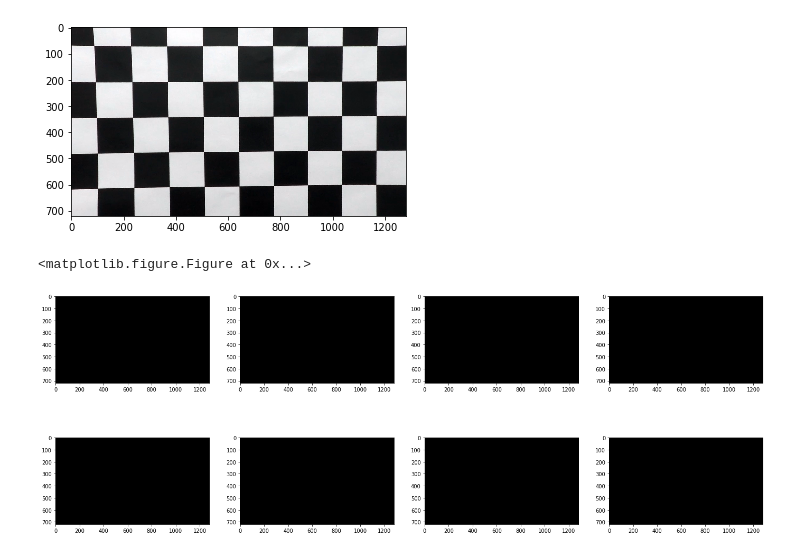
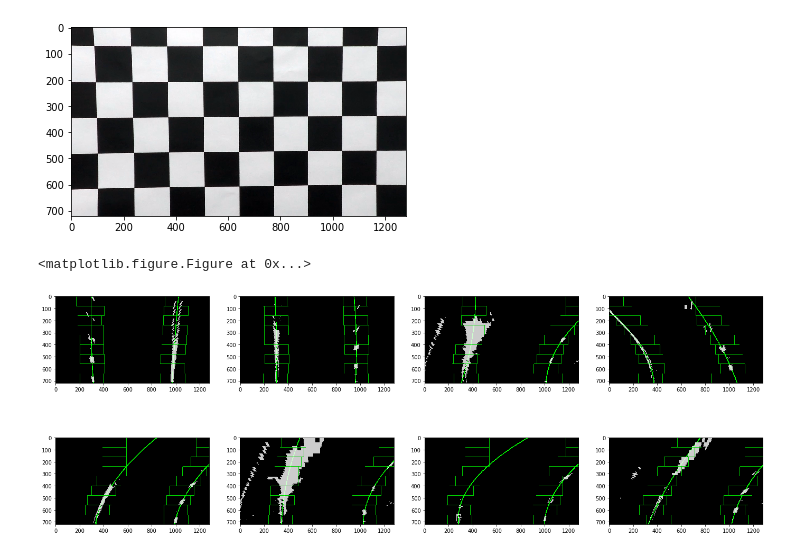
Before and after one commit to ShikaSD/CarND-Advanced-Lane-Lines, a Jupyter notebook: lane-lines.ipynb, the cells around one changed output. Saved outputs shown, nothing was run; the diff lists cells and outputs as text; code cells hidden in the pictures.

Commit message:
Add warping and plotting

```diff
--- a/lane-lines.ipynb
+++ b/lane-lines.ipynb
@@ -75,24 +75,24 @@ def threshold(img):
     hls = cv2.cvtColor(img, cv2.COLOR_RGB2HLS).astype(np.float)
     gray = cv2.cvtColor(img, cv2.COLOR_RGB2GRAY).astype(np.float)
 
-    s_channel = normalize(hls[:, :, 2])
     sobel_x = np.absolute(cv2.Sobel(gray, cv2.CV_64F, 1, 0, ksize=9))
     sobel_y = np.absolute(cv2.Sobel(gray, cv2.CV_64F, 0, 1))
     magnitude = np.sqrt(sobel_x ** 2 + sobel_y ** 2)
     direction = np.arctan2(sobel_y, sobel_x)
 
-    s_threshold = (90, 255)
-    s_mask = apply_threshold(s_channel, np.zeros_like(gray), s_threshold)
+    white = cv2.inRange(hls, (0, 230, 0), (255, 255, 255))
+    yellow = cv2.inRange(hls, (100, 120, 90), (120, 220, 250))
+    color_mask = cv2.bitwise_or(white, yellow)
 
-    sobel_x_threshold = (30, 100)
+    sobel_x_threshold = (40, 250)
     sobel_x = normalize(sobel_x)
     sobel_x_mask = apply_threshold(sobel_x, np.zeros_like(gray), sobel_x_threshold)
 
-    sobel_y_threshold = (30, 100)
+    sobel_y_threshold = (40, 250)
     sobel_y = normalize(sobel_y)
     sobel_y_mask = apply_threshold(sobel_y, np.zeros_like(gray), sobel_y_threshold)
 
-    magnitude_threshold = (10, 100)
+    magnitude_threshold = (40, 100)
     magnitude = normalize(magnitude)
     magnitude_mask = apply_threshold(magnitude, np.zeros_like(gray), magnitude_threshold)
 
@@ -100,6 +100,20 @@ def threshold(img):
     direction_mask = apply_threshold(direction, np.zeros_like(gray), direction_threshold)
 
     result = np.zeros_like(gray)
-    result[(magnitude_mask == 1) & (direction_mask == 1)] = 1
+    result[(color_mask == 255) | (magnitude_mask == 1) & (direction_mask == 1) | (sobel_x_mask == 1) & (sobel_y_mask == 1)] = 1
 
     return result
+# %%
+def warp(img):
+    shape = img.shape
+    w = shape[1]
+    h = shape[0]
+    src = np.float32([[200, h], [w // 2 - 30, h // 2 + 80], [w // 2 + 30, h // 2 + 80], [w - 150, h]])
+    dst = np.float32([[300, h], [300, 0], [w - 300, 0], [w - 300, h]])
+    M = cv2.getPerspectiveTransform(src, dst)
+
+    #result = np.copy(img)
+    #cv2.polylines(result, [src.astype(np.int32).reshape(-1, 1, 2)], True, (255, 0, 0), 5)
+    #result = cv2.addWeighted(img, 0.8, result, 1., 0.)
+
+    return cv2.warpPerspective(img, M, (img.shape[1], img.shape[0]), flags=cv2.INTER_LINEAR)
@@ -106,11 +192,12 @@ def threshold(img):
 # %%
 test_images = glob.glob('test_images/test*.jpg')
 figure = plt.figure()
 f, plots = plt.subplots(2, len(test_images) // 2, figsize=(24, 9))
 plots = np.reshape(plots, [-1])
 for i, name in enumerate(test_images):
     img = cv2.imread(name)
-    plots[i].imshow(threshold(img), cmap='gray')
+    warped = warp(threshold(img))
+    plots[i].imshow(fit_lines(warped), cmap='gray')
 # %% [output]
 <matplotlib.figure.Figure at 0x...>
-[figure, old version]
+[figure, new version]
```
Also changed, not shown: parts of 1 cell of this notebook.
